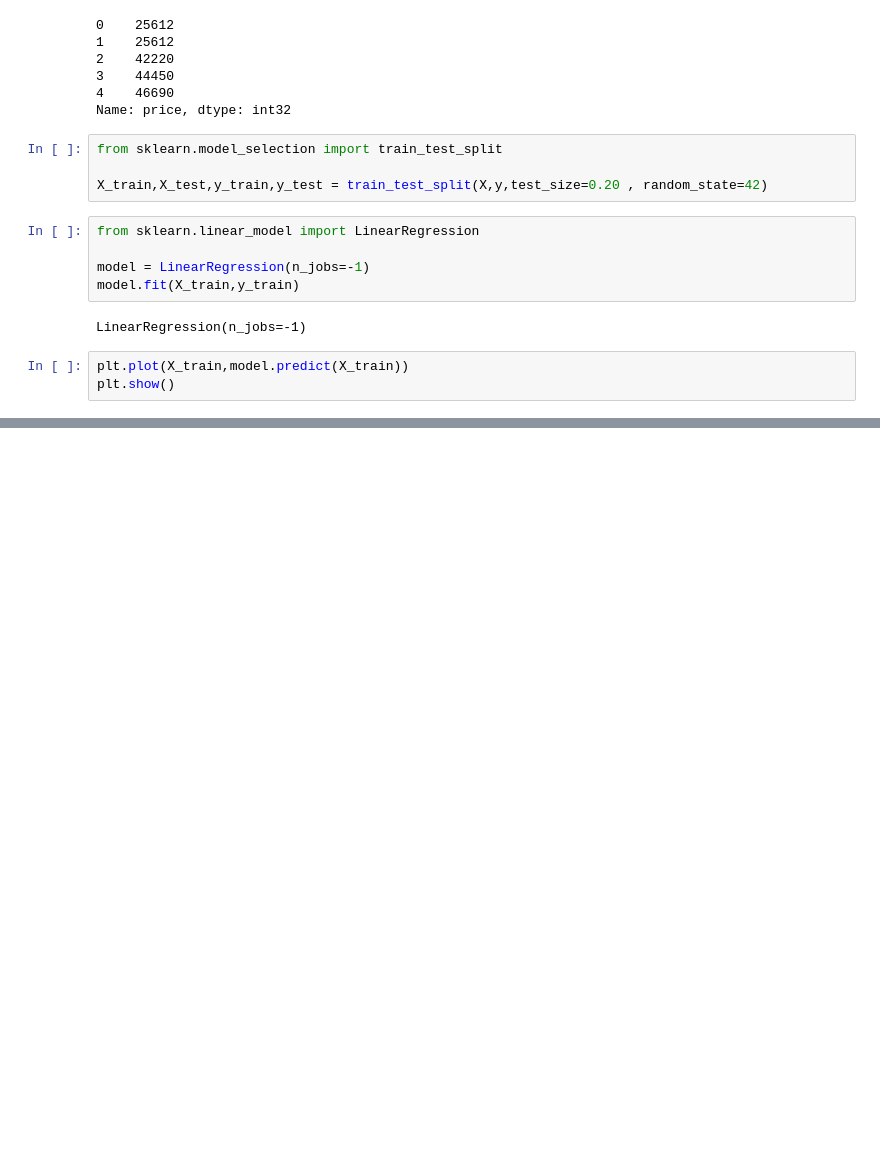
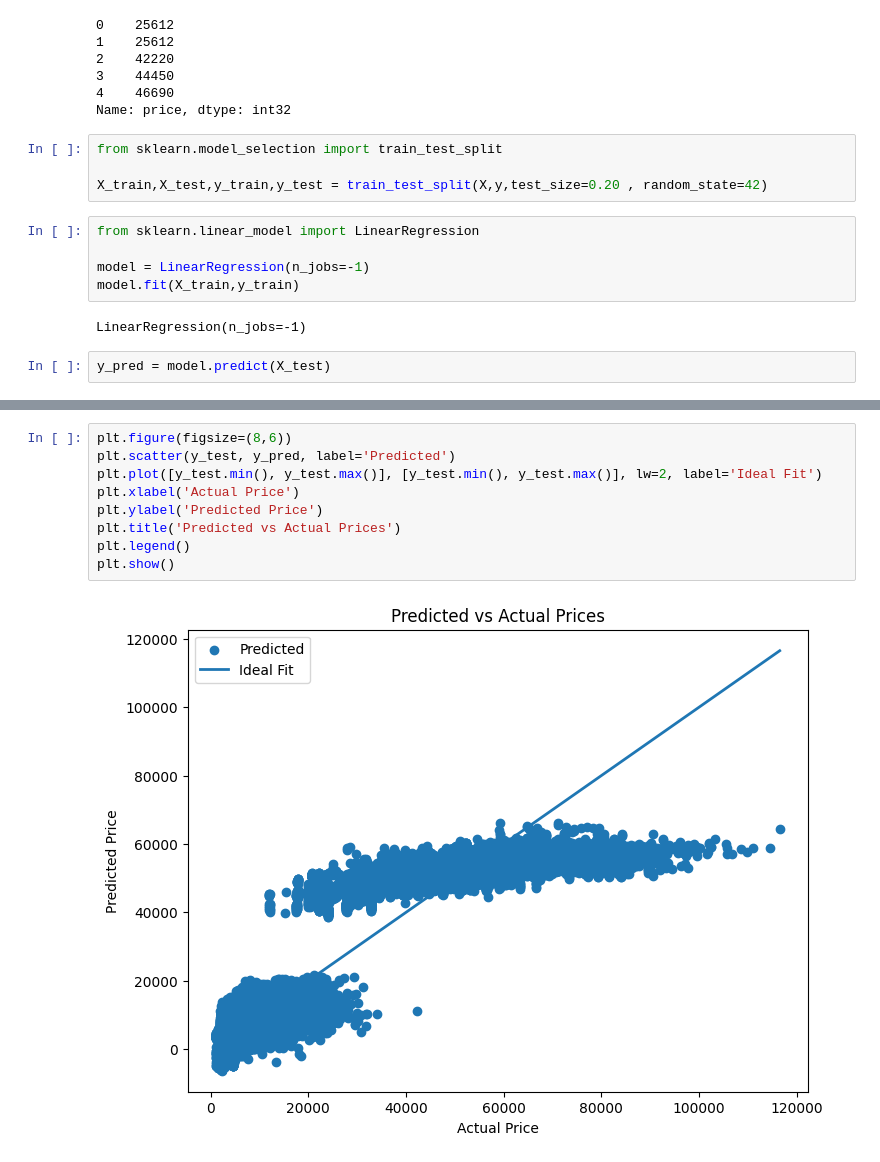
Before and after one commit to MBJ-2002/flight-price-prediction, a Jupyter notebook: linear-regression.ipynb, the cells around one changed output, grey strips where cells are left out. Cells and saved outputs as stored; diff of their text form; blank space fills up the shorter version.

Commit message:
trained models

```diff
--- a/linear-regression.ipynb
+++ b/linear-regression.ipynb
@@ -321,5 +320,4 @@ model.fit(X_train,y_train)
 # %% [output]
 LinearRegression(n_jobs=-1)
 # %%
-plt.plot(X_train,model.predict(X_train))
-plt.show()
+y_pred = model.predict(X_test)
@@ -345,0 +337,11 @@ KeyboardInterrupt:
+# %%
+plt.figure(figsize=(8,6))
+plt.scatter(y_test, y_pred, label='Predicted')
+plt.plot([y_test.min(), y_test.max()], [y_test.min(), y_test.max()], lw=2, label='Ideal Fit')
+plt.xlabel('Actual Price')
+plt.ylabel('Predicted Price')
+plt.title('Predicted vs Actual Prices')
+plt.legend()
+plt.show()
+# %% [output]
+[figure, added]
```
Also changed, not shown: parts of 8 cells of this notebook.
